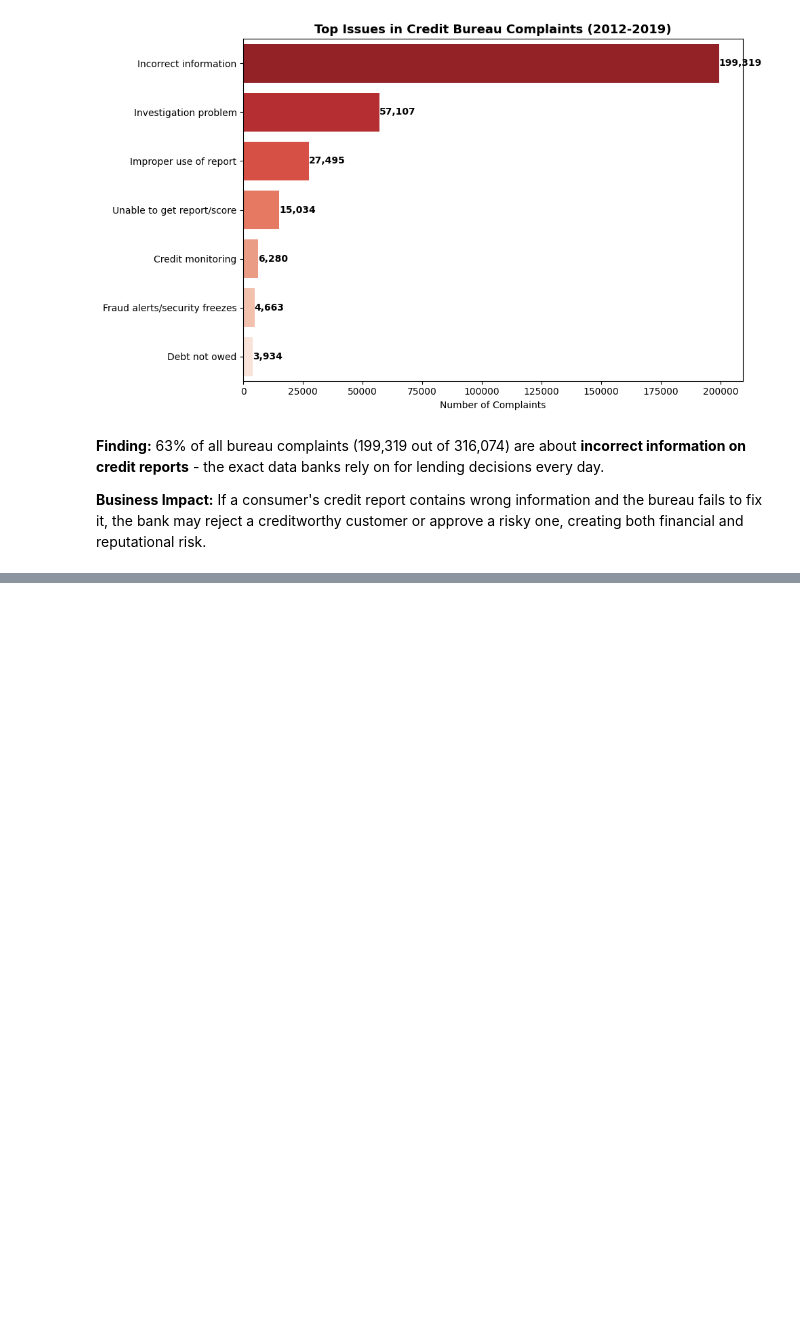
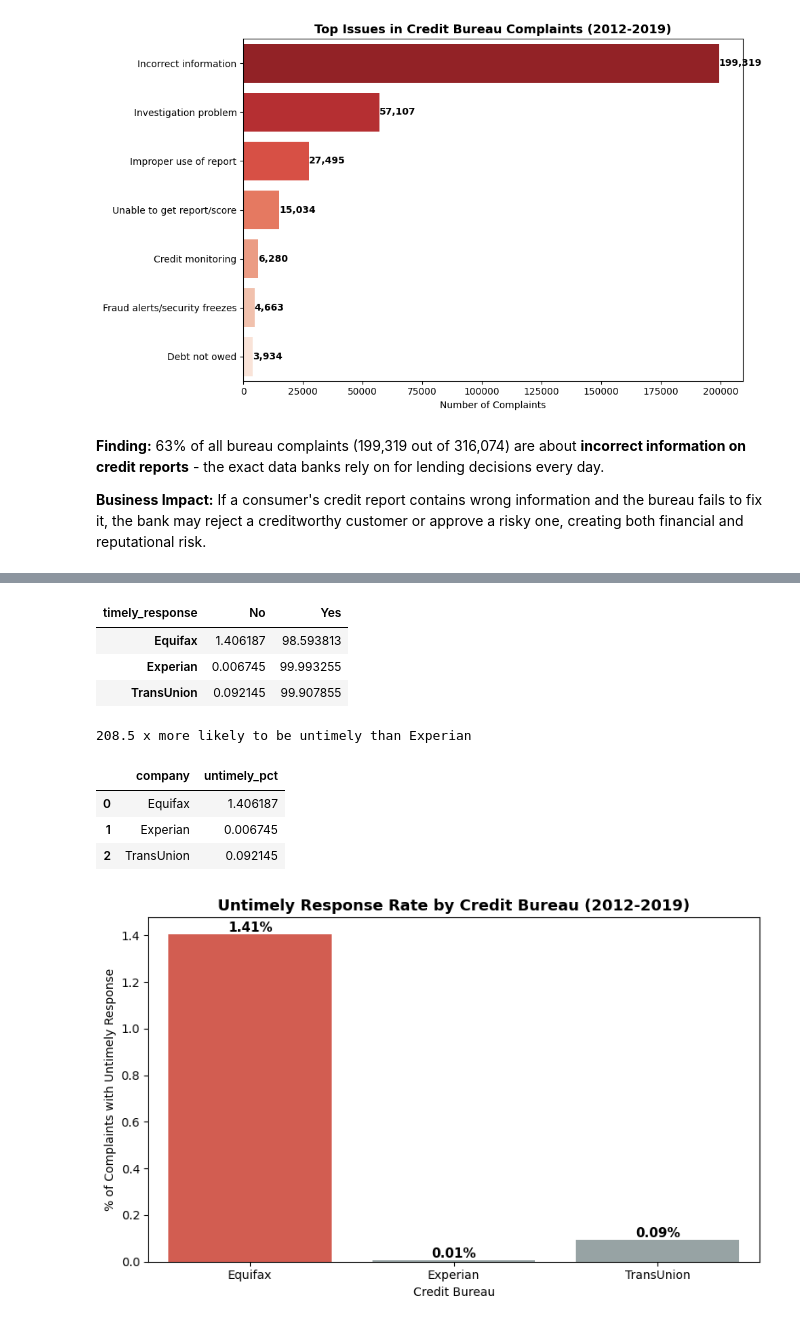
Before and after one commit to jarviscanada/jarvis_data_eng_SamiaCarchaf, a Jupyter notebook: python_data_analytics/sql_complaints.ipynb, the cells around one changed output, grey strips where cells are left out. Cells and saved outputs as stored; diff of their text form; code cells hidden in the pictures; blank space fills up the shorter version.

```diff
--- a/python_data_analytics/sql_complaints.ipynb
+++ b/python_data_analytics/sql_complaints.ipynb
@@ -835,0 +846,43 @@ plt.show()
+# %%
+# Timely response rate per bureau
+timely = df_bureaus.groupby('company')['timely_response'].value_counts(normalize=True).unstack()
+timely.index = ['Equifax', 'Experian', 'TransUnion']
+timely = timely * 100  # convert to percentage
+timely
+# %% [output]
+| timely_response | No | Yes |
+| Equifax | 1.406187 | 98.593813 |
+| Experian | 0.006745 | 99.993255 |
+| TransUnion | 0.092145 | 99.907855 |
+# %%
+print(round(1.406187 / 0.006745, 1), "x more likely to be untimely than Experian")
+# %% [output]
+208.5 x more likely to be untimely than Experian
+# %%
+timely_plot = timely[['No']].reset_index()
+timely_plot.columns = ['company', 'untimely_pct']
+timely_plot
+# %% [output]
+|  | company | untimely_pct |
+| 0 | Equifax | 1.406187 |
+| 1 | Experian | 0.006745 |
+| 2 | TransUnion | 0.092145 |
+# %%
+plt.figure(figsize=(8, 5))
+ax = sns.barplot(data=timely_plot, x='company', y='untimely_pct',
+                 hue='company', palette=['#e74c3c', '#95a5a6', '#95a5a6'],
+                 legend=False)
+
+for p in ax.patches:
+    ax.annotate(f'{p.get_height():.2f}%',
+                (p.get_x() + p.get_width()/2, p.get_height()),
+                ha='center', va='bottom', fontsize=11, fontweight='bold')
+
+plt.title('Untimely Response Rate by Credit Bureau (2012-2019)',
+          fontsize=13, fontweight='bold')
+plt.xlabel('Credit Bureau')
+plt.ylabel('% of Complaints with Untimely Response')
+plt.tight_layout()
+plt.show()
+# %% [output]
+[figure, added]
```
Also changed, not shown: parts of 21 cells of this notebook.
